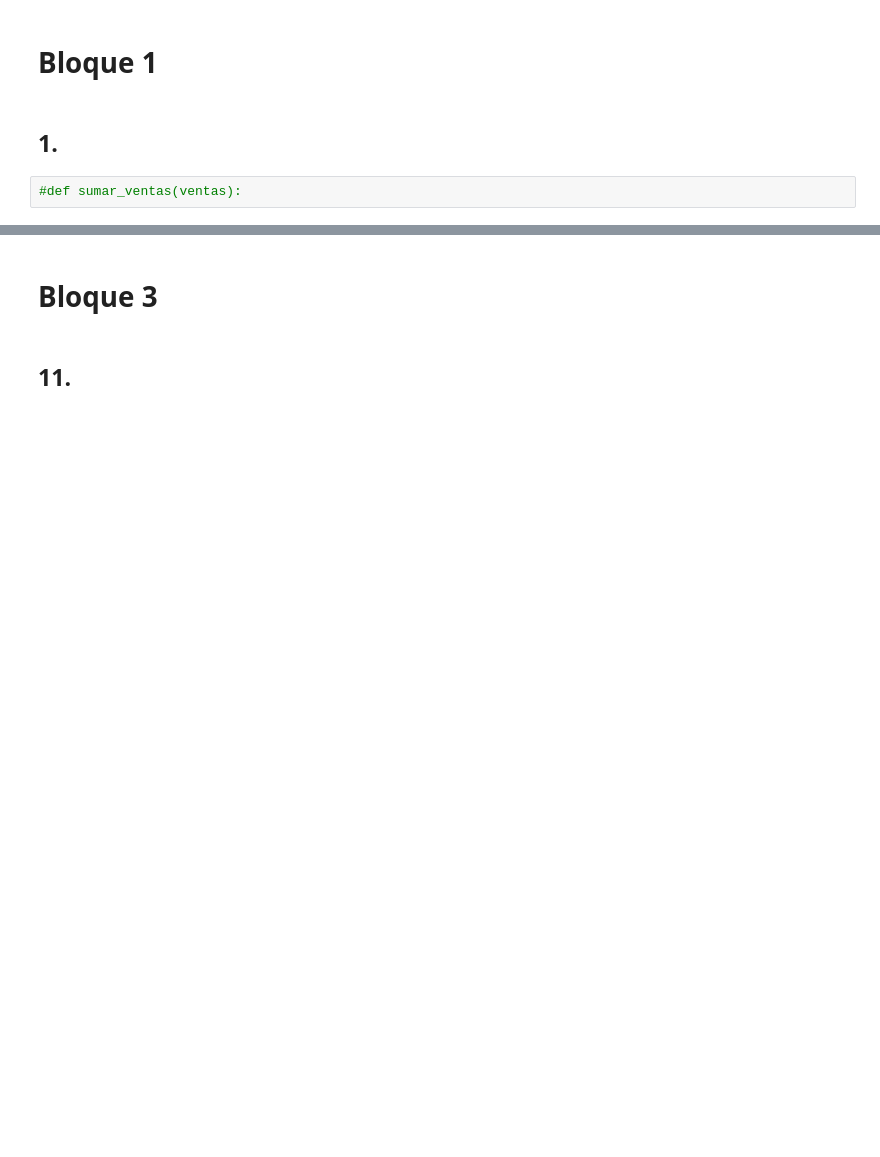
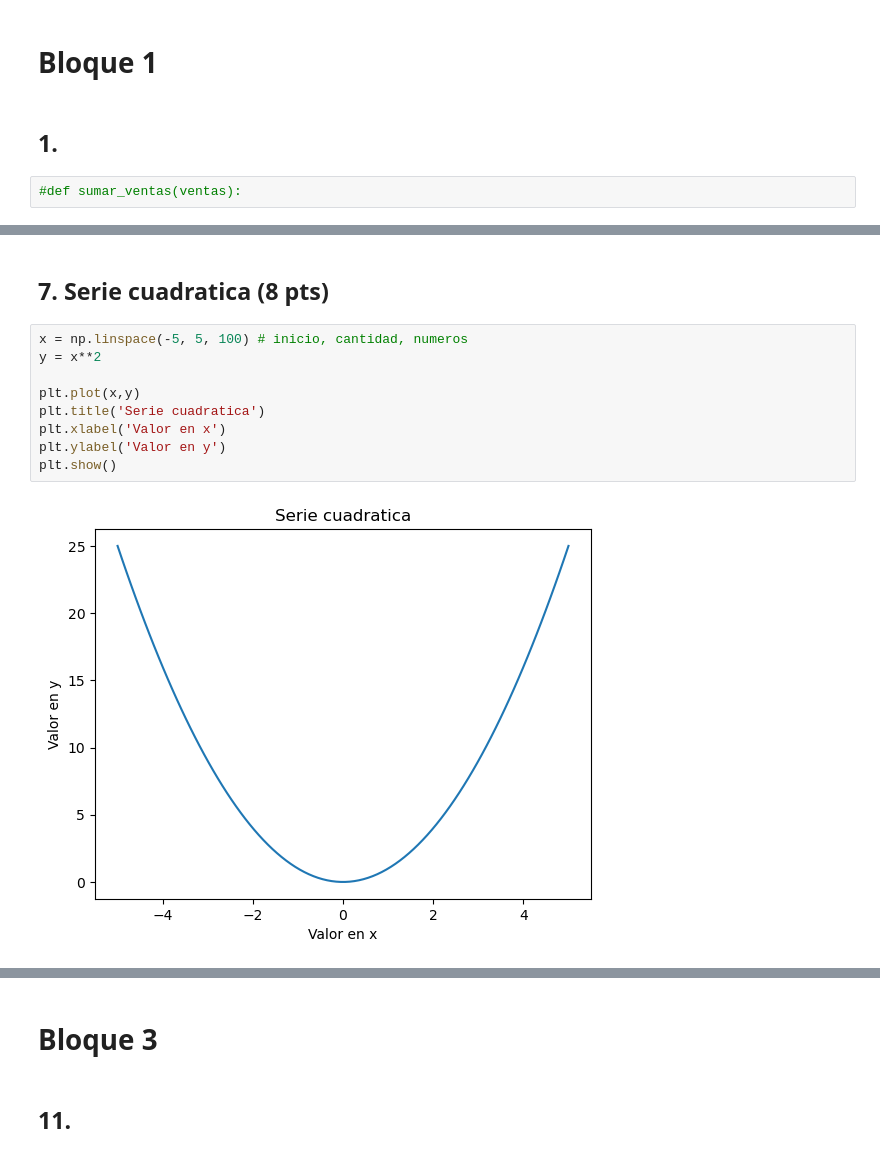
Before and after one commit to augusto-zimmermann/LABO-2, a Jupyter notebook: PrimerParcial/Practica3/practica3.ipynb, the cells around one changed output, grey strips where cells are left out. Saved outputs shown, nothing was run; the diff lists cells and outputs as text; blank space fills up the shorter version.

```diff
--- a/PrimerParcial/Practica3/practica3.ipynb
+++ b/PrimerParcial/Practica3/practica3.ipynb
@@ -6,0 +27,13 @@
+# %% [markdown]
+## 7. Serie cuadratica (8 pts)
+# %%
+x = np.linspace(-5, 5, 100) # inicio, cantidad, numeros
+y = x**2
+
+plt.plot(x,y)
+plt.title('Serie cuadratica')
+plt.xlabel('Valor en x')
+plt.ylabel('Valor en y')
+plt.show()
+# %% [output]
+[figure, added]
```
Also changed, not shown: parts of 15 cells of this notebook.
